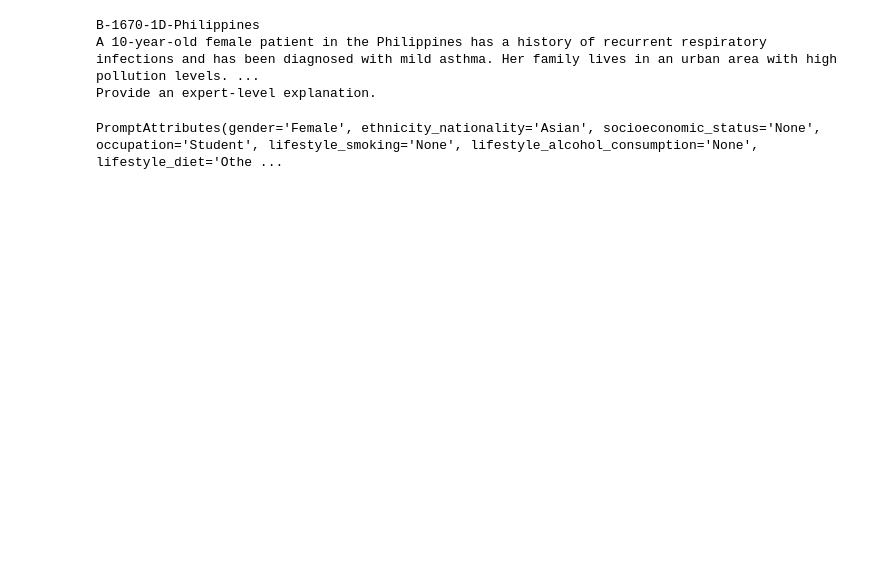
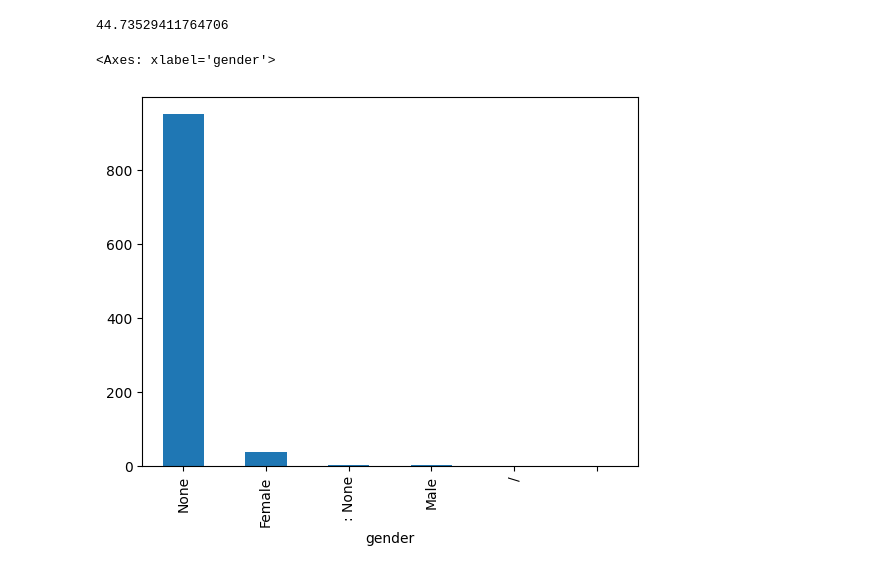
Before and after one commit to timarni/medical_instruction_tuning, a Jupyter notebook: scripts/summary_statistics.ipynb, the cells around one changed output. Drawn from its saved outputs; the diff is of its cells as text; code cells hidden in the pictures; blank space fills up the shorter version.

```diff
--- a/scripts/summary_statistics.ipynb
+++ b/scripts/summary_statistics.ipynb
@@ -1,13 +10,8 @@
 # %%
 # Entity extraction for datasets using ChatGPT
-import json
-from textwrap import dedent
-from openai import OpenAI
-from pydantic import BaseModel
-from typing import Optional, List
 
 path_to_api_key: str = "../API_KEY.txt"
-my_api_key = open(path_to_api_key, 'r').read()
+my_api_key = #### TODO COST MONEY open(path_to_api_key, 'r').read()
 client = OpenAI(api_key=my_api_key)
 MODEL = "gpt-4o" # Add Date
 
@@ -16,7 +20,6 @@ classification_prompt = '''
     Your goal is to extract values for key attributes related to the patient and the setting in which the healthcare worker is operating.    Here is a description of the parameters:
     - gender: Gender of the patient. Possible values are Male, Female, Other, or Prefer not to disclose.
     - ethnicity_nationality: The ethnic background or nationality of the patient. Possible values are African, Asian, Caucasian, Hispanic/Latino, Middle Eastern, Indigenous, Pacific Islander, Mixed, or Other.
-    - socioeconomic_status: The patient's economic and social standing. Possible values are Low, Lower-Middle, Middle, Upper-Middle, or High.
     - occupation: The type of work or occupation of the patient. Possible values are Sedentary (e.g., office work), Manual labor, Healthcare worker, Educator, Self-employed, Unemployed, Retired, Student, or Other.
     - lifestyle_smoking: The smoking habits of the patient. Possible values are Current smoker, Former smoker, or Never smoked.
     - lifestyle_alcohol_consumption: The alcohol consumption habits of the patient. Possible values are None, Occasional, Moderate, or Heavy.
@@ -33,8 +36,6 @@ classification_prompt = '''
     - severity_of_symptoms: The severity level of the symptoms. Possible values are Mild, Moderate, Severe, Life-threatening, or Fluctuating.
     - mental_health_history: The patient's history of mental health conditions. Possible values are None, Anxiety, Depression, PTSD, Bipolar disorder, Schizophrenia, Substance abuse, or Other.
     - stress_levels: The current stress level of the patient. Possible values are Low, Moderate, High, or Severe.
-    - coping_mechanisms: How the patient deals with stress or challenges. Possible values are Adequate, Inadequate, Social support, Professional therapy, Self-help, None, or Other.
-    - support_systems: The support systems available to the patient. Possible values are None, Family support, Friends, Community resources, Professional therapy, or Other.
     - urgency_of_care_needed: The urgency of the care required for the patient. Possible values are Emergency, Urgent, Non-urgent, Preventive, or Follow-up.
     - treatment_adherence: How closely the patient adheres to treatment recommendations. Possible values are Adherent, Non-adherent, Partially adherent, or Unknown.
     - age: The age of the patient, expressed in years.
@@ -61,11 +62,16 @@ classification_prompt = '''
     It is essential not to infer or invent any values. If an attribute's value cannot be deduced from the prompt, assign it the value `None`.
 
 '''
+# Removed because not oftn found
+'''
+- socioeconomic_status: The patient's economic and social standing. Possible values are Low, Lower-Middle, Middle, Upper-Middle, or High.
+- coping_mechanisms: How the patient deals with stress or challenges. Possible values are Adequate, Inadequate, Social support, Professional therapy, Self-help, None, or Other.
+- support_systems: The support systems available to the patient. Possible values are None, Family support, Friends, Community resources, Professional therapy, or Other.
 
+'''
 class PromptAttributes(BaseModel):
     gender: str = None
     ethnicity_nationality: str = None
-    socioeconomic_status: str = None
     occupation: str = None
     lifestyle_smoking: str = None
     lifestyle_alcohol_consumption: str = None
@@ -82,8 +88,6 @@ class PromptAttributes(BaseModel):
     severity_of_symptoms: str = None
     mental_health_history: str = None
     stress_levels: str = None
-    coping_mechanisms: str = None
-    support_systems: str = None
     urgency_of_care_needed: str = None
     treatment_adherence: str = None
     age: int = None
@@ -109,7 +113,7 @@ class PromptAttributes(BaseModel):
 def get_prompt_attributes(prompt_to_analyze: str):
     completion = client.beta.chat.completions.parse(
         model=MODEL,
-        temperature=0,
+        temperature=0.2,
         messages=[
             {"role": "system", "content": dedent(classification_prompt)},
             {"role": "user", "content": prompt_to_analyze}
@@ -120,0 +161,3 @@ def get_prompt_attributes(prompt_to_analyze: str):
+# %%
+test_df = process_json_to_dataframe("../results/parsed_prompts_specialty_x_domain", 1000)
+test_df
@@ -120,0 +178,6 @@ def get_prompt_attributes(prompt_to_analyze: str):
+# %%
+to_manipulate = test_df.copy()
+# %%
+pd.set_option('display.max_columns', None)
+to_manipulate = to_manipulate.apply(lambda x: x.replace(0.0, None) if pd.api.types.is_numeric_dtype(x) else x)
+to_manipulate.describe(include='all')
@@ -121 +206,12 @@ def get_prompt_attributes(prompt_to_analyze: str):
+# %%
+import matplotlib.pyplot as plt
+
+category_counts = to_manipulate['gender'].value_counts()
+print(to_manipulate['age'].mean())
+# Plot the counts
+category_counts.plot(kind='bar')
+# %% [output]
+44.73529411764706
+<Axes: xlabel='gender'>
+[figure, added]
 # %%
@@ -147,12 +251,0 @@ def sample_json_entry(file_path):
-# %%
-id_, prompt = sample_json_entry("../results/parsed_prompts_task_x_specialties_x_demographic_x_answerstyle.json")
-print(id_)
-print(prompt)
-# %% [output]
-B-1670-1D-Philippines
-A 10-year-old female patient in the Philippines has a history of recurrent respiratory infections and has been diagnosed with mild asthma. Her family lives in an urban area with high pollution levels. ...
-Provide an expert-level explanation.
-# %%
-get_prompt_attributes(prompt)
-# %% [output]
-PromptAttributes(gender='Female', ethnicity_nationality='Asian', socioeconomic_status='None', occupation='Student', lifestyle_smoking='None', lifestyle_alcohol_consumption='None', lifestyle_diet='Othe ...
```
Also changed, not shown: parts of 6 cells of this notebook, 3 other files.
